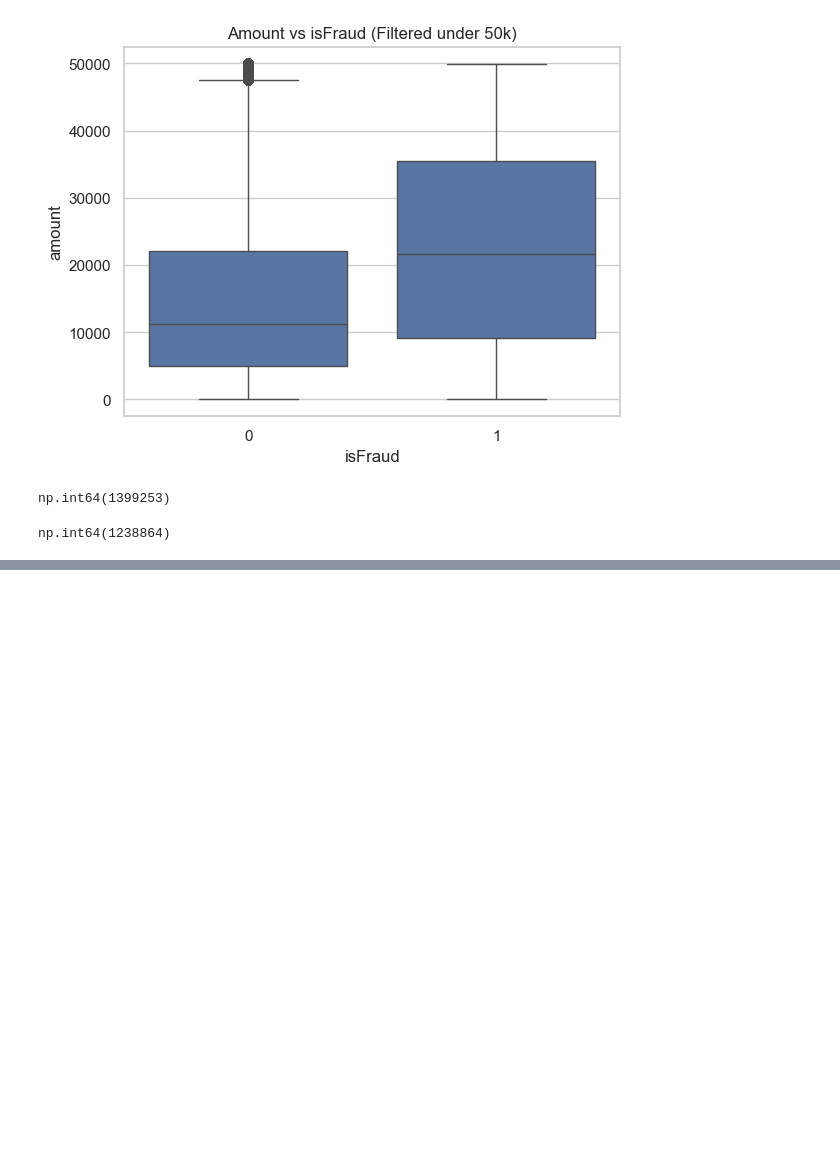
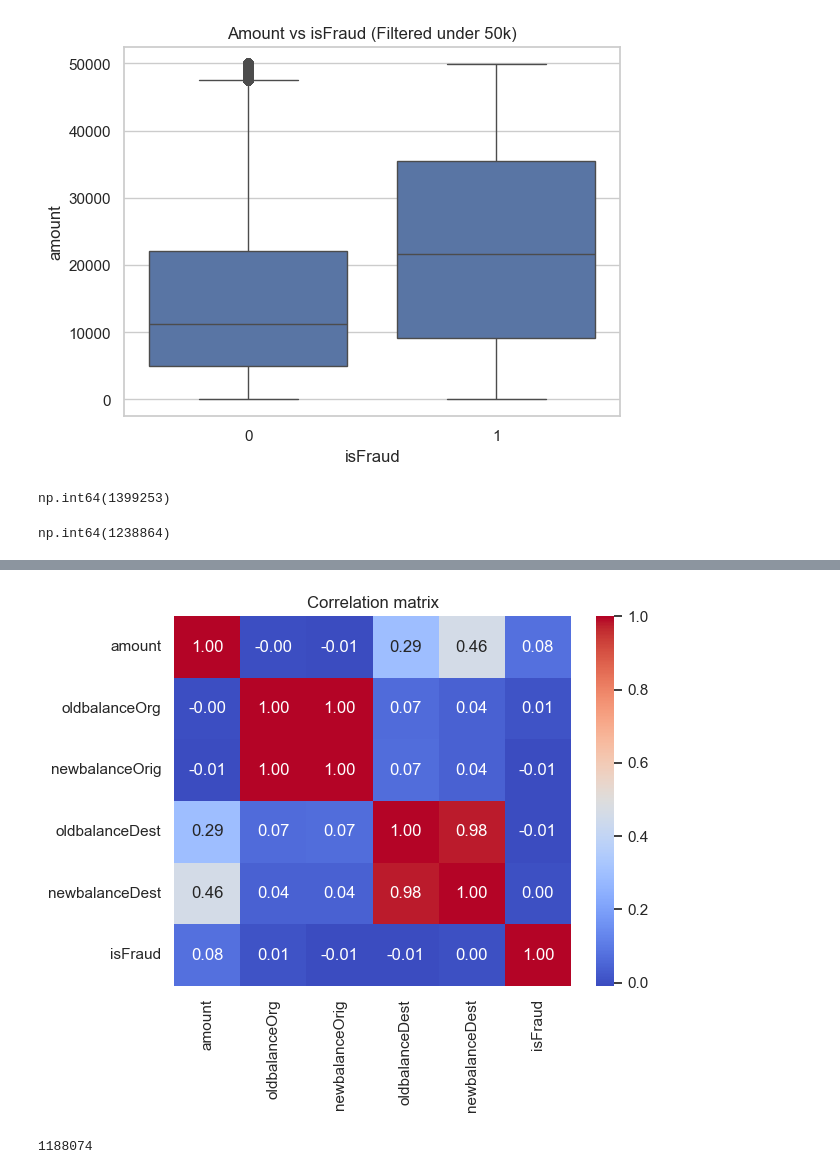
Before and after one commit to KeyaRaniMondal/Learning-AI-ML-AI-Agents, a Jupyter notebook: ML Projects/fraudDetectionUsingML.ipynb, the cells around one changed output, grey strips where cells are left out. Drawn from its saved outputs; the diff is of its cells as text; code cells hidden in the pictures; blank space fills up the shorter version.

```diff
--- a/ML Projects/fraudDetectionUsingML.ipynb
+++ b/ML Projects/fraudDetectionUsingML.ipynb
@@ -148,0 +270,2 @@ np.int64(1238864)
+# %%
+corr=dataset[["amount","oldbalanceOrg","newbalanceOrig","oldbalanceDest","newbalanceDest","isFraud"]].corr() #for corelation
@@ -148,0 +282,21 @@ np.int64(1238864)
+# %%
+sns.heatmap(corr,annot=True,cmap="coolwarm",fmt=".2f")
+plt.title("Correlation matrix")
+plt.show()
+#Each cell = correlation coefficient between two columns (values range from -1 to 1):
+#1.0 → perfect positive correlation (when one increases, the other increases).
+#-1.0 → perfect negative correlation (when one increases, the other decreases).
+#0 → no correlation.
+
+#Draws a heatmap (color-coded grid) of the correlation matrix.
+#Rows and columns = dataset features.
+#Color intensity = strength of correlation.
+
+#annot=True
+#Writes the actual correlation values inside each cell.
+
+#cmap="coolwarm" Sets the color scheme:Blue = negative correlation|Red = positive correlation|White-ish = near 0 (no correlation)
+#fmt=".2f"Controls the format of numbers inside the cells.
+#".2f" = 2 decimal places
+# %% [output]
+[figure, added]
@@ -148,0 +309,4 @@ np.int64(1238864)
+# %%
+len(zero_after_transfer)
+# %% [output]
+1188074
```
Also changed, not shown: parts of 15 cells of this notebook.
